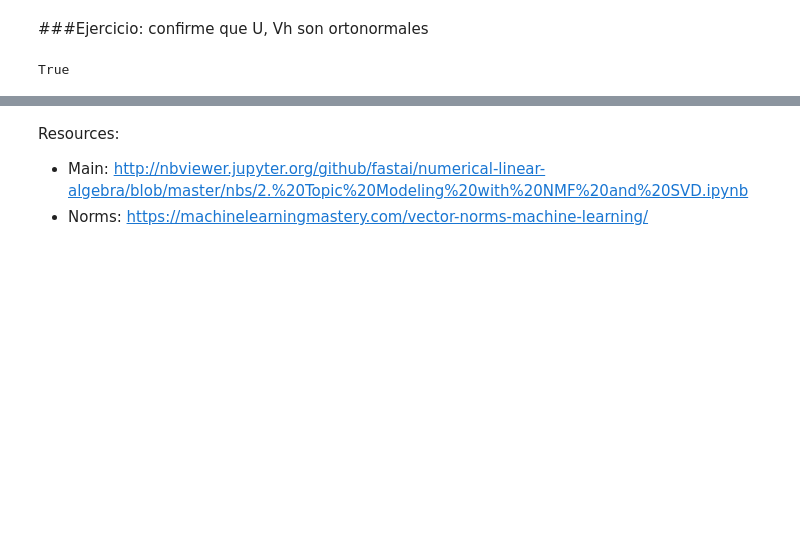
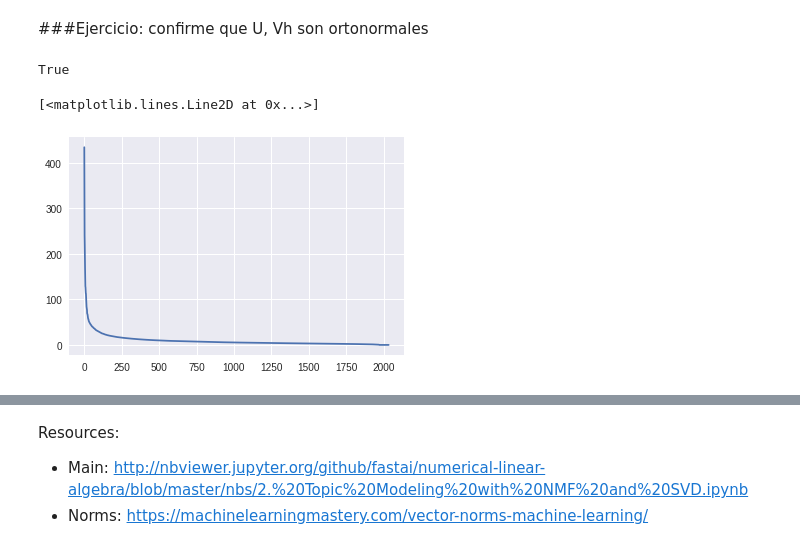
Before and after one commit to victwise/DeepLearning, a Jupyter notebook: Capítulo_2.ipynb, the cells around one changed output, grey strips where cells are left out. Cells and saved outputs as stored; diff of their text form; code cells hidden in the pictures; blank space fills up the shorter version.

```diff
--- a/Capítulo_2.ipynb
+++ b/Capítulo_2.ipynb
@@ -115,3 +115,8 @@ np.allclose(U @ U.T, np.eye(U.shape[0]))
 np.allclose(Vh @ Vh.T, np.eye(Vh.shape[0]))
 # %% [output]
 True
+# %%
+plt.plot(s)
+# %% [output]
+[<matplotlib.lines.Line2D at 0x...>]
+[figure, added]
```
Also changed, not shown: parts of 6 cells of this notebook.
